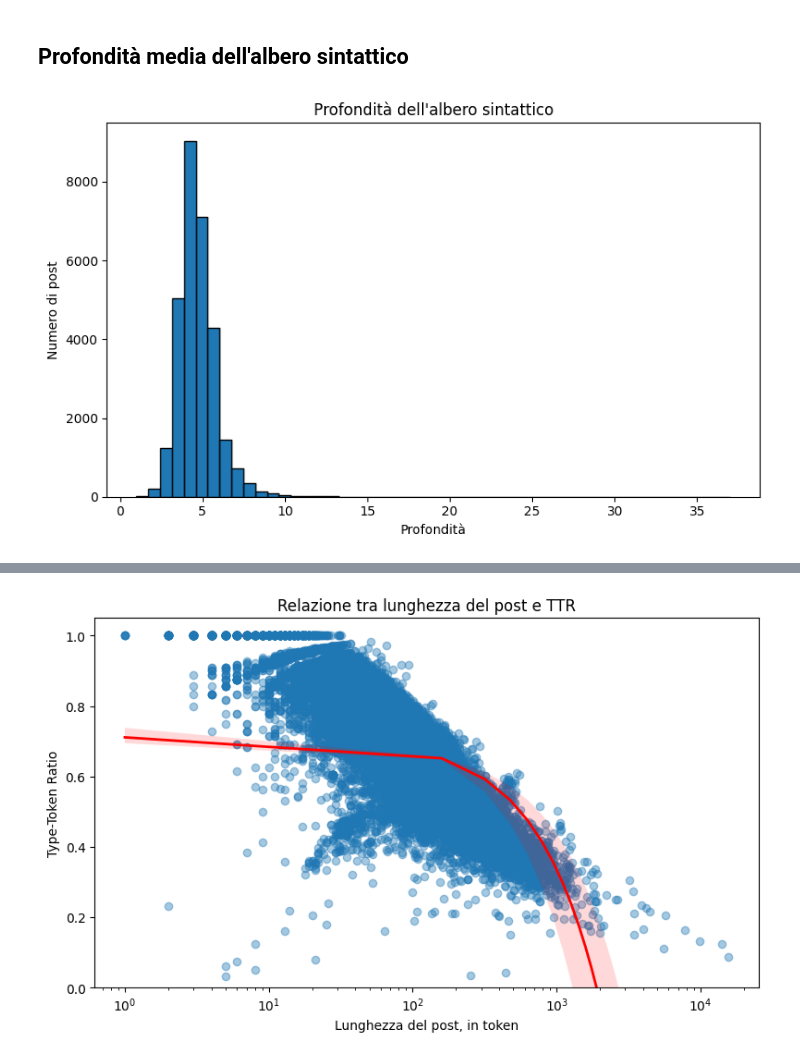
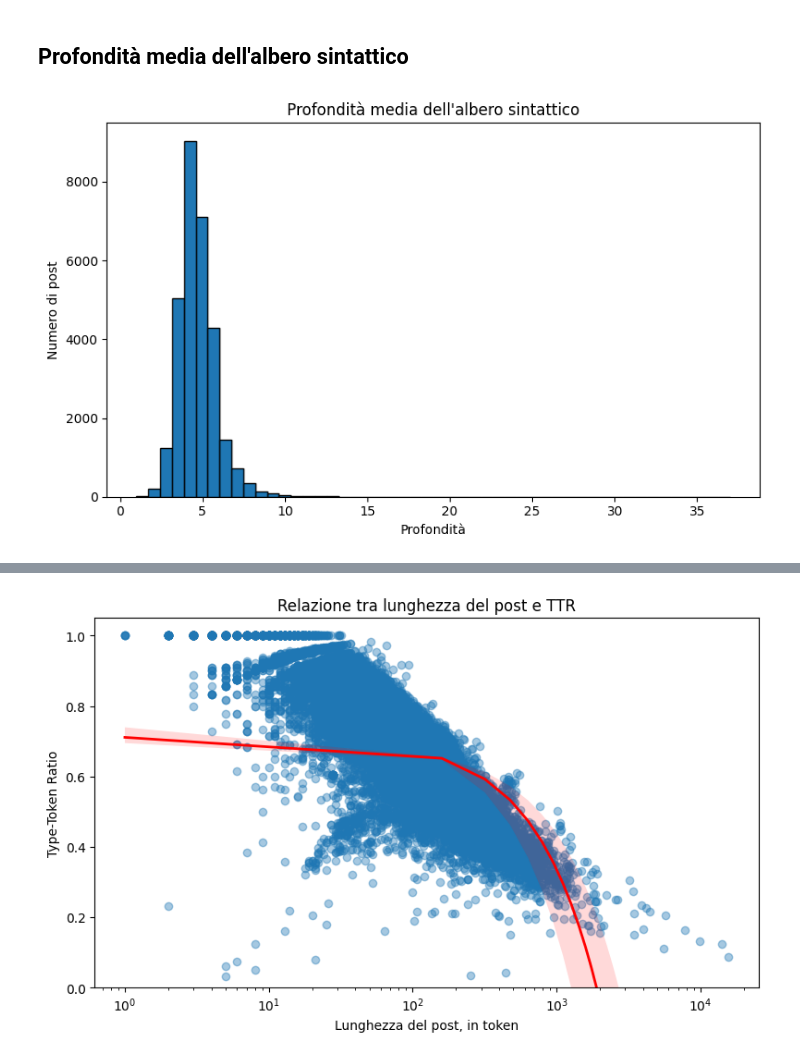
Before and after one commit to in-bloom/progetto_tirocinio, a Jupyter notebook: notebooks/2_analisi_post.ipynb, the cells around one changed output, grey strips where cells are left out. Drawn from its saved outputs; the diff is of its cells as text; code cells hidden in the pictures.

```diff
--- a/notebooks/2_analisi_post.ipynb
+++ b/notebooks/2_analisi_post.ipynb
@@ -126,17 +126,17 @@ plt.show()
 # %%
 plt.figure(figsize=(8, 5))
 
 plt.hist(
     data["avg_tree_depth"].dropna(),
     bins=50,
     edgecolor="black"
 )
 
 plt.xlabel("Profondità")
 plt.ylabel("Numero di post")
-plt.title("Profondità dell'albero sintattico")
+plt.title("Profondità media dell'albero sintattico")
 plt.tight_layout()
 
 plt.show()
 # %% [output]
-[figure, old version]
+[figure, new version]
```
Also changed, not shown: parts of 7 cells of this notebook, 3 other files.
